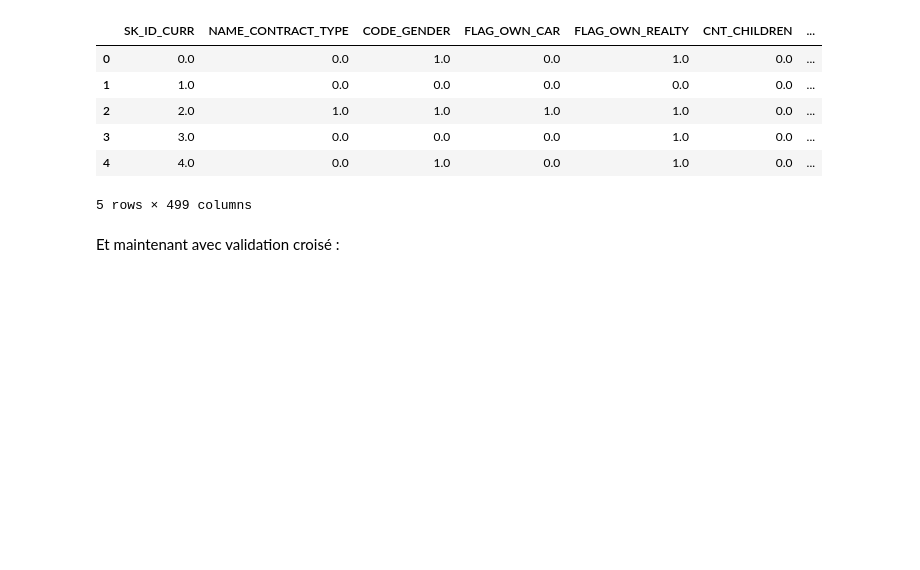
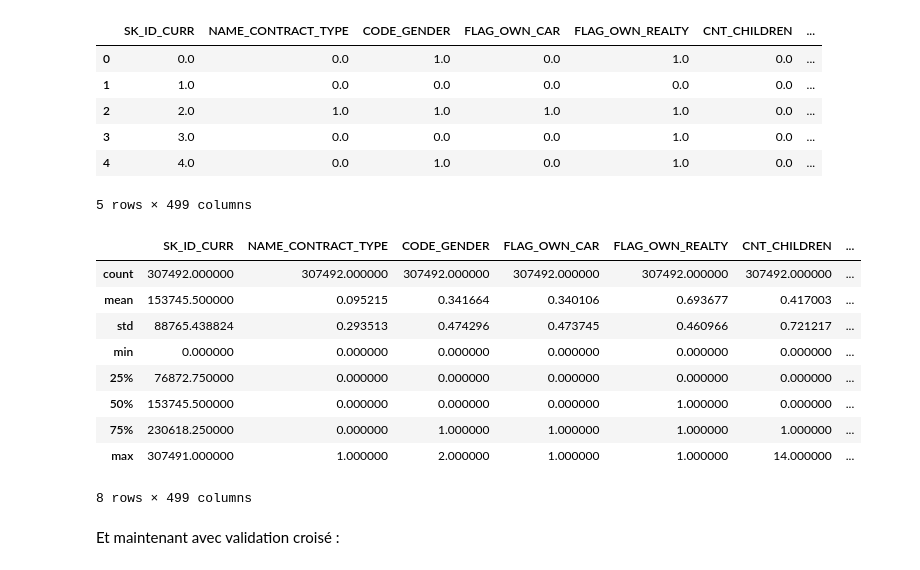
Before and after one commit to PaulMouly/Credit_Scoring, a Jupyter notebook: scripts/xgboost.ipynb, the cells around one changed output. Cells and saved outputs as stored; diff of their text form; code cells hidden in the pictures; blank space fills up the shorter version.

```diff
--- a/scripts/xgboost.ipynb
+++ b/scripts/xgboost.ipynb
@@ -228,6 +228,19 @@ X.head()
 | 3 | 3.0 | 0.0 | 0.0 | 0.0 | 1.0 | 0.0 | ... |
 | 4 | 4.0 | 0.0 | 1.0 | 0.0 | 1.0 | 0.0 | ... |
 5 rows × 499 columns
+# %%
+X.describe()
+# %% [output]
+|  | SK_ID_CURR | NAME_CONTRACT_TYPE | CODE_GENDER | FLAG_OWN_CAR | FLAG_OWN_REALTY | CNT_CHILDREN | ... |
+| count | 307492.000000 | 307492.000000 | 307492.000000 | 307492.000000 | 307492.000000 | 307492.000000 | ... |
+| mean | 153745.500000 | 0.095215 | 0.341664 | 0.340106 | 0.693677 | 0.417003 | ... |
+| std | 88765.438824 | 0.293513 | 0.474296 | 0.473745 | 0.460966 | 0.721217 | ... |
+| min | 0.000000 | 0.000000 | 0.000000 | 0.000000 | 0.000000 | 0.000000 | ... |
+| 25% | 76872.750000 | 0.000000 | 0.000000 | 0.000000 | 0.000000 | 0.000000 | ... |
+| 50% | 153745.500000 | 0.000000 | 0.000000 | 0.000000 | 1.000000 | 0.000000 | ... |
+| 75% | 230618.250000 | 0.000000 | 1.000000 | 1.000000 | 1.000000 | 1.000000 | ... |
+| max | 307491.000000 | 1.000000 | 2.000000 | 1.000000 | 1.000000 | 14.000000 | ... |
+8 rows × 499 columns
 # %% [markdown]
 Et maintenant avec validation croisé :
 # %%
```
Also changed, not shown: 2 other files.
